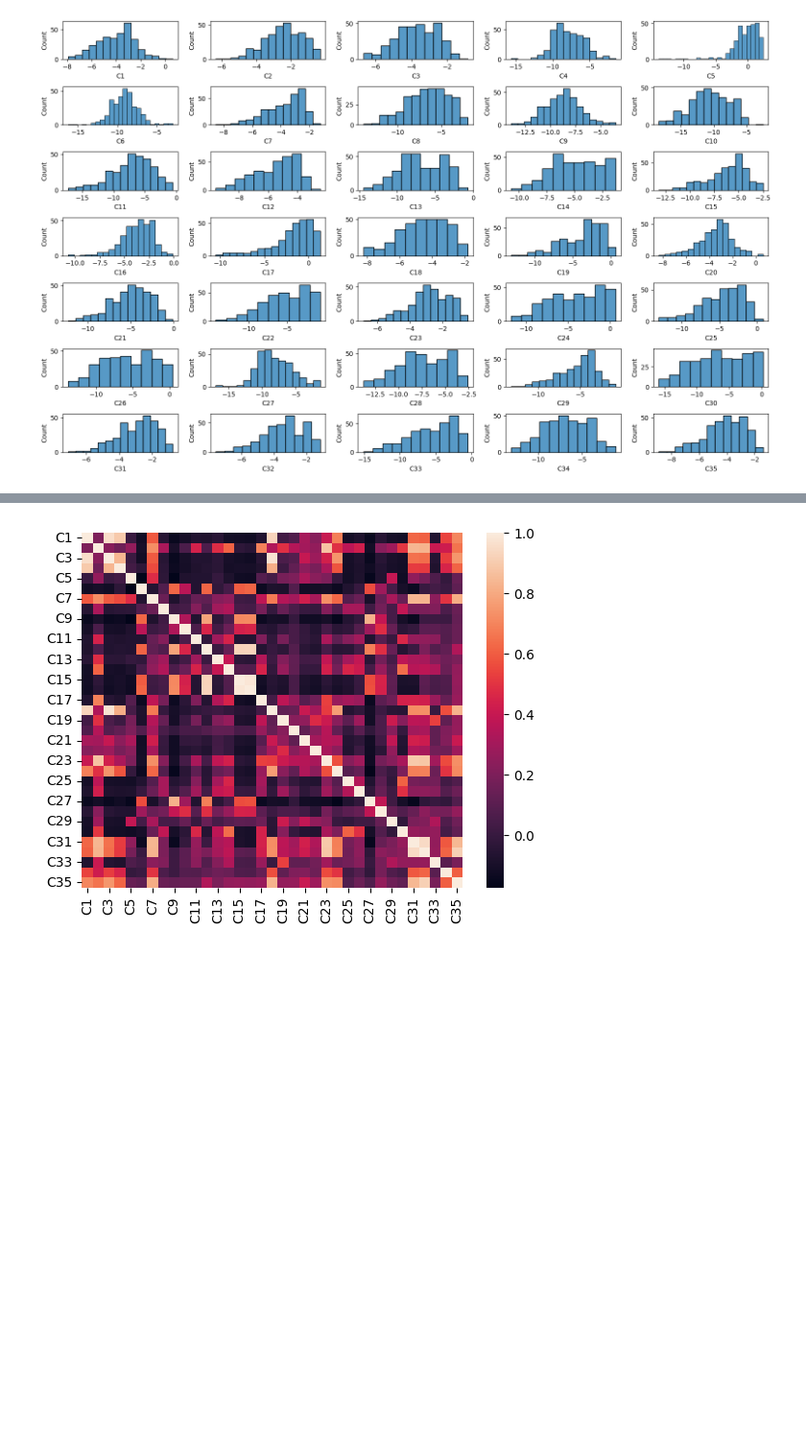
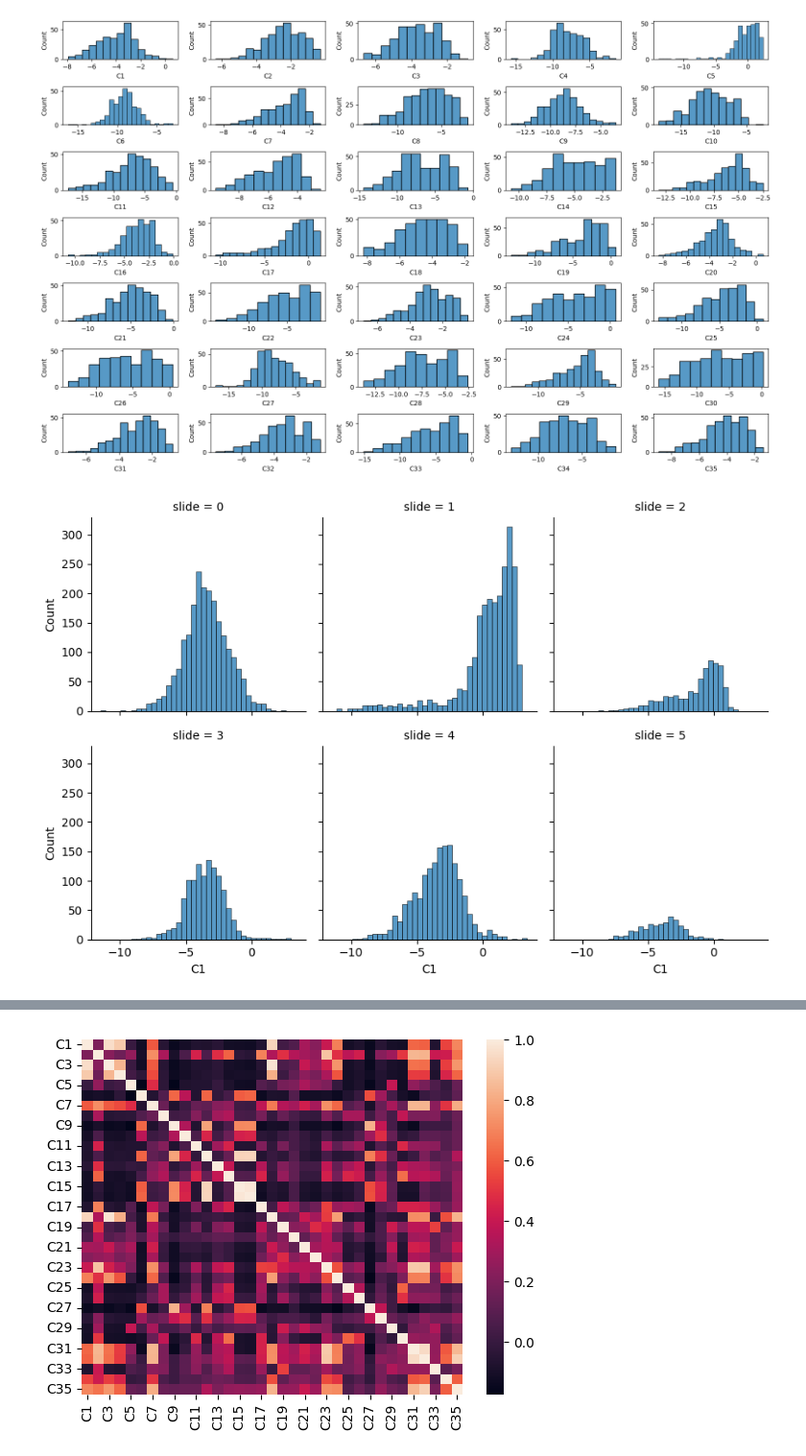
Before and after one commit to sunkusun9/sunkusun9, a Jupyter notebook: kaggle/Elucidata/Data Processing.ipynb, the cells around one changed output, grey strips where cells are left out. Shown at 96% size. Saved outputs shown, nothing was run; the diff lists cells and outputs as text; code cells hidden in the pictures; blank space fills up the shorter version.

```diff
--- a/kaggle/Elucidata/Data Processing.ipynb
+++ b/kaggle/Elucidata/Data Processing.ipynb
@@ -164,3 +182,8 @@ plt.tight_layout()
 plt.show()
 # %% [output]
 [figure]
+# %%
+sns.displot(df_spots.assign(C1 = lambda x: np.log(x['C1'])), x = 'C1', col = 'slide', col_wrap=3, height = 3)
+plt.show()
+# %% [output]
+[figure, added]
```
Also changed, not shown: parts of 13 cells of this notebook, 50 other files.
